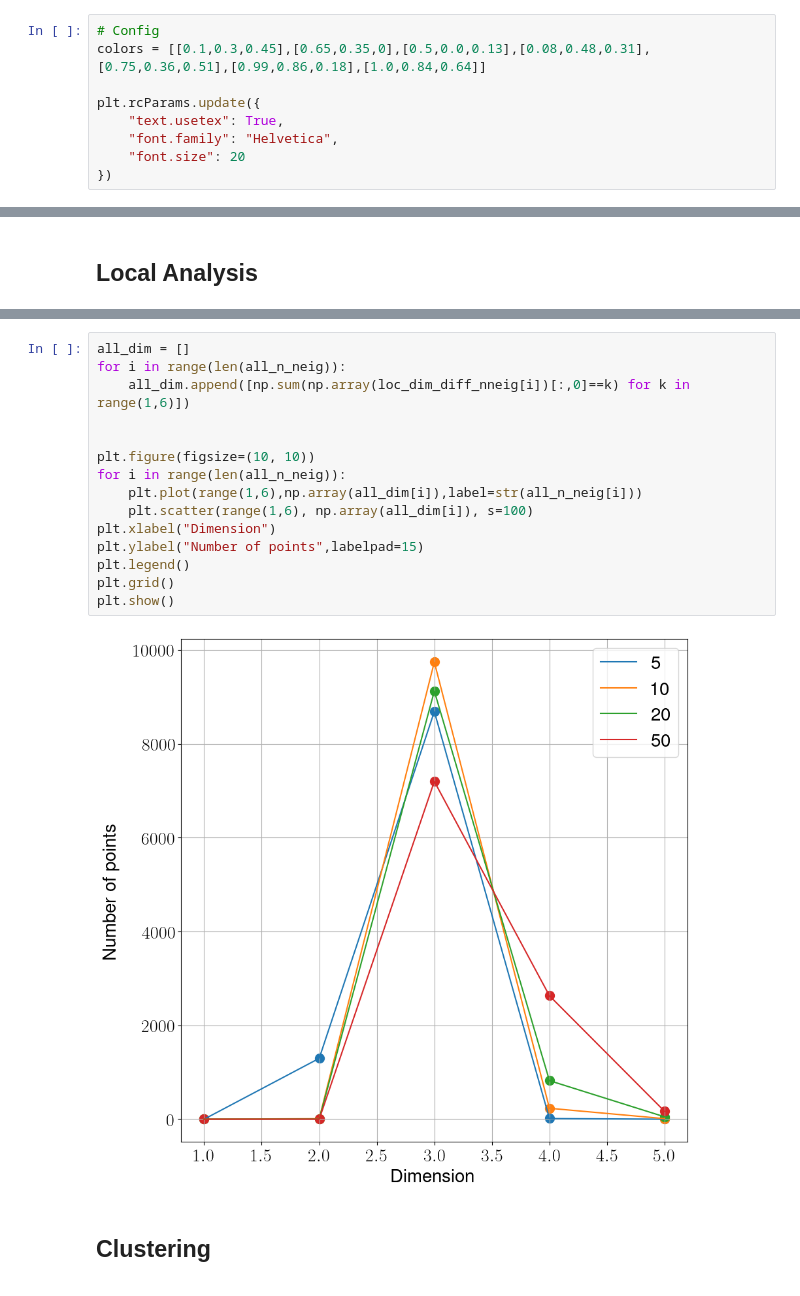
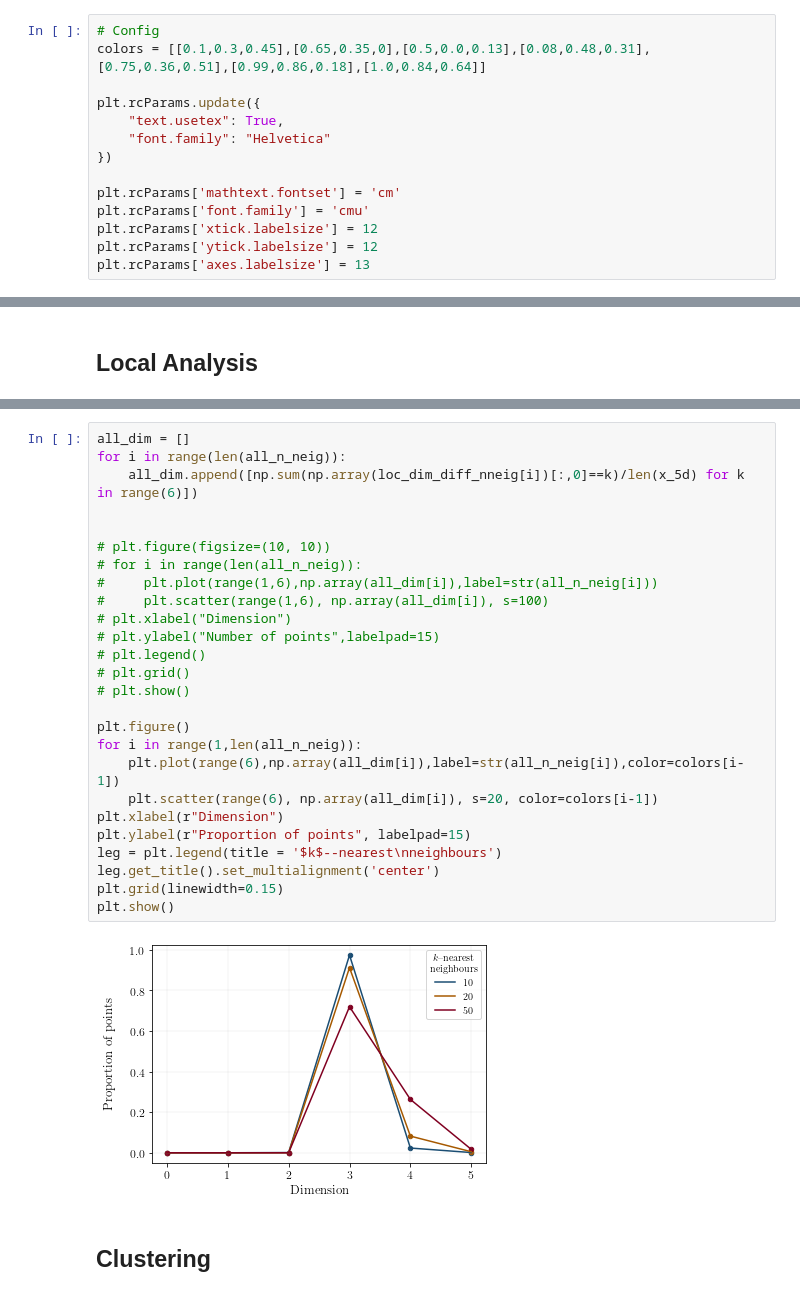
Before and after one commit to BastD/ASMC-SymReg-3dSugra, a Jupyter notebook: supergravity_analysis.ipynb, the cells around one changed output, grey strips where cells are left out. Drawn from its saved outputs; the diff is of its cells as text.

Commit message:
Small changes for the graphs.

```diff
--- a/supergravity_analysis.ipynb
+++ b/supergravity_analysis.ipynb
@@ -20,9 +20,14 @@ colors = [[0.1,0.3,0.45],[0.65,0.35,0],[0.5,0.0,0.13],[0.08,0.48,0.31],[0.75,0.3
 
 plt.rcParams.update({
     "text.usetex": True,
-    "font.family": "Helvetica",
-    "font.size": 20
+    "font.family": "Helvetica"
 })
+
+plt.rcParams['mathtext.fontset'] = 'cm'
+plt.rcParams['font.family'] = 'cmu'
+plt.rcParams['xtick.labelsize'] = 12
+plt.rcParams['ytick.labelsize'] = 12
+plt.rcParams['axes.labelsize'] = 13
 # %%
 # Load points obtained from gradient descent
 x_5d = np.load('Points_5d.npy')
@@ -67,20 +72,31 @@ Computation finished!
 # %%
 all_dim = []
 for i in range(len(all_n_neig)):
-    all_dim.append([np.sum(np.array(loc_dim_diff_nneig[i])[:,0]==k) for k in range(1,6)])
+    all_dim.append([np.sum(np.array(loc_dim_diff_nneig[i])[:,0]==k)/len(x_5d) for k in range(6)])
 
 
-plt.figure(figsize=(10, 10))
-for i in range(len(all_n_neig)):
-    plt.plot(range(1,6),np.array(all_dim[i]),label=str(all_n_neig[i]))
-    plt.scatter(range(1,6), np.array(all_dim[i]), s=100)
-plt.xlabel("Dimension")
-plt.ylabel("Number of points",labelpad=15)
-plt.legend()
-plt.grid()
+# plt.figure(figsize=(10, 10))
+# for i in range(len(all_n_neig)):
+#     plt.plot(range(1,6),np.array(all_dim[i]),label=str(all_n_neig[i]))
+#     plt.scatter(range(1,6), np.array(all_dim[i]), s=100)
+# plt.xlabel("Dimension")
+# plt.ylabel("Number of points",labelpad=15)
+# plt.legend()
+# plt.grid()
+# plt.show()
+
+plt.figure()
+for i in range(1,len(all_n_neig)):
+    plt.plot(range(6),np.array(all_dim[i]),label=str(all_n_neig[i]),color=colors[i-1])
+    plt.scatter(range(6), np.array(all_dim[i]), s=20, color=colors[i-1])
+plt.xlabel(r"Dimension")
+plt.ylabel(r"Proportion of points", labelpad=15)
+leg = plt.legend(title = '$k$--nearest\nneighbours')
+leg.get_title().set_multialignment('center')
+plt.grid(linewidth=0.15)
 plt.show()
 # %% [output]
-[figure, old version]
+[figure, new version]
 # %% [markdown]
 ## Clustering
 # %%
```
Also changed, not shown: parts of 7 cells of this notebook, 2 other files.
